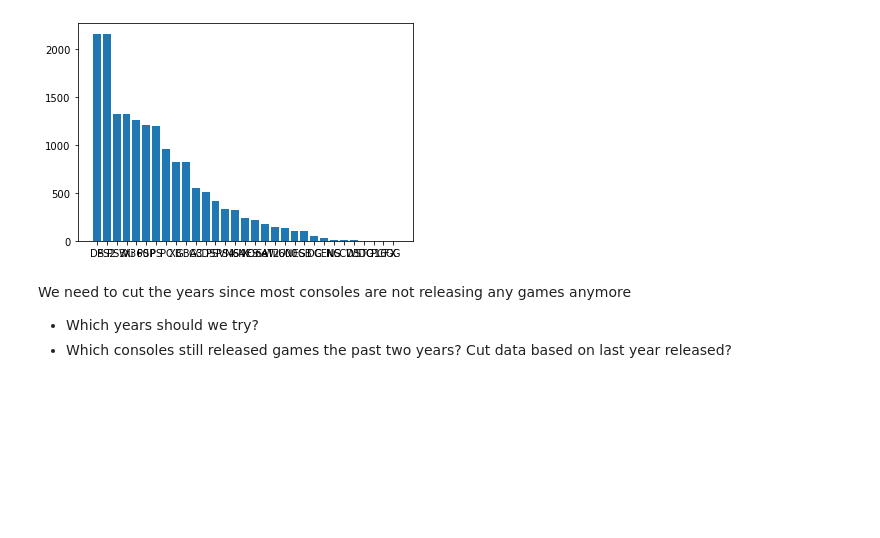
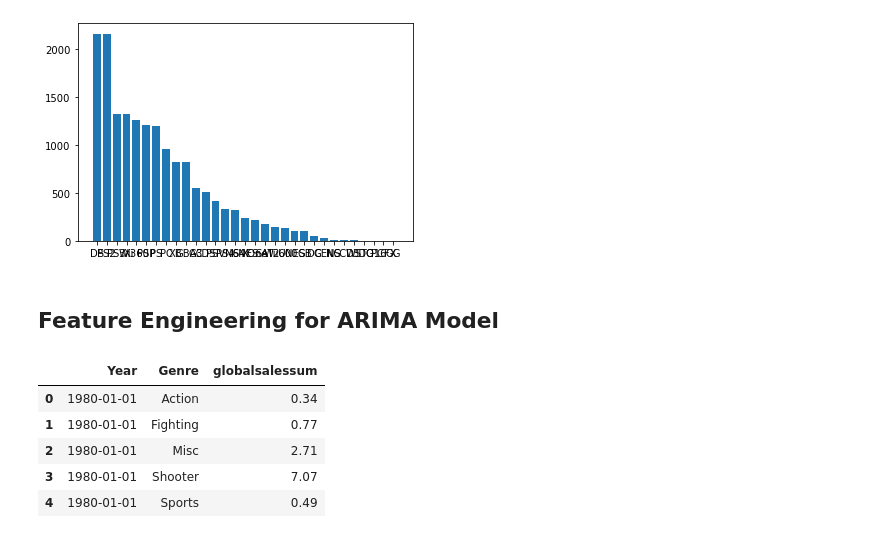
Before and after one commit to JorgeLiako1998/CSE801B, a Jupyter notebook: CSE801B_project.ipynb, the cells around one changed output. Saved outputs shown, nothing was run; the diff lists cells and outputs as text; code cells hidden in the pictures; blank space fills up the shorter version.

```diff
--- a/CSE801B_project.ipynb
+++ b/CSE801B_project.ipynb
@@ -182,7 +191,3 @@ plt.bar(platform['Platform'], platform['count'])
 # %% [output]
 <BarContainer object of 31 artists>
 [figure]
-# %% [markdown]
-We need to cut the years since most consoles are not releasing any games anymore
-- Which years should we try?
-- Which consoles still released games the past two years? Cut data based on last year released?
@@ -188,0 +198,12 @@ We need to cut the years since most consoles are not releasing any games anymore
+# %% [markdown]
+## Feature Engineering for ARIMA Model
+# %%
+genrearimadf = pd.DataFrame(df.groupby(['Year','Genre'], as_index=False).agg(globalsalessum=('Global_Sales', 'sum')))
+genrearimadf.head()
+# %% [output]
+|  | Year | Genre | globalsalessum |
+| 0 | 1980-01-01 | Action | 0.34 |
+| 1 | 1980-01-01 | Fighting | 0.77 |
+| 2 | 1980-01-01 | Misc | 2.71 |
+| 3 | 1980-01-01 | Shooter | 7.07 |
+| 4 | 1980-01-01 | Sports | 0.49 |
```
Also changed, not shown: parts of 18 cells of this notebook, 2 other files.
